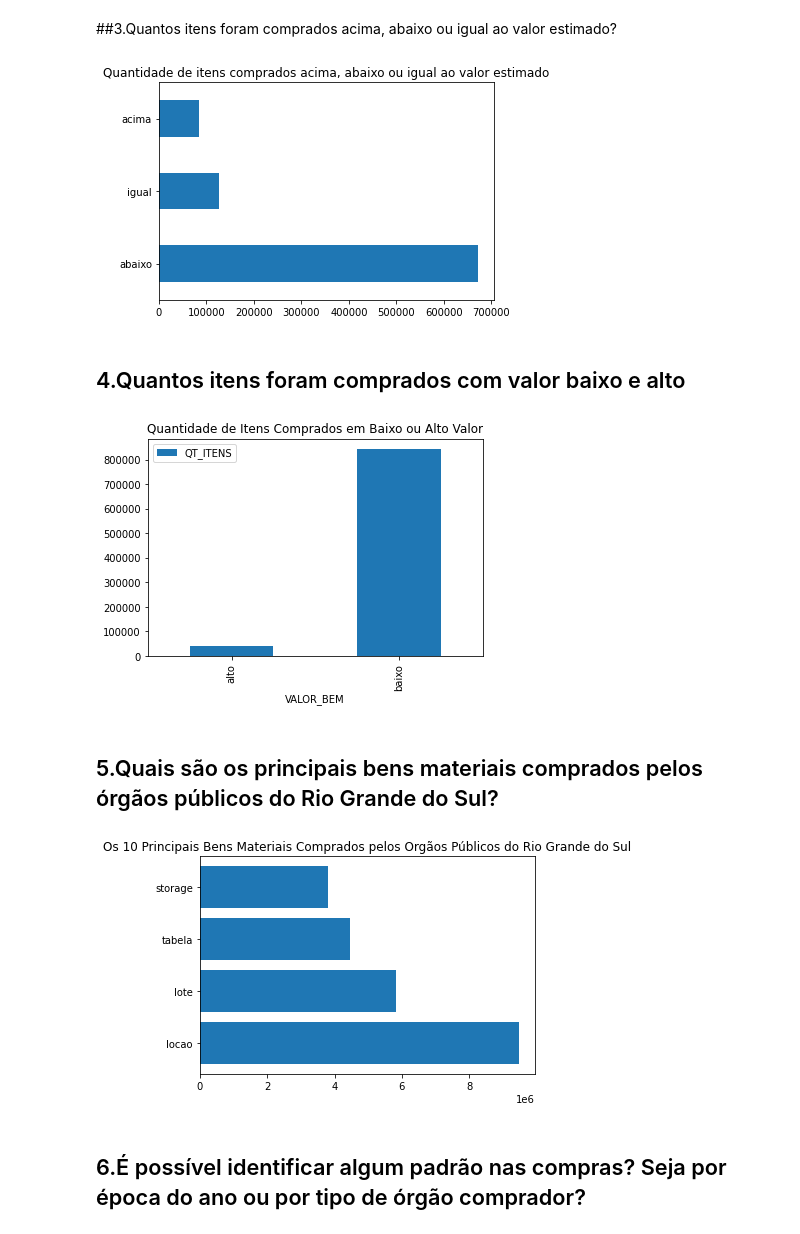
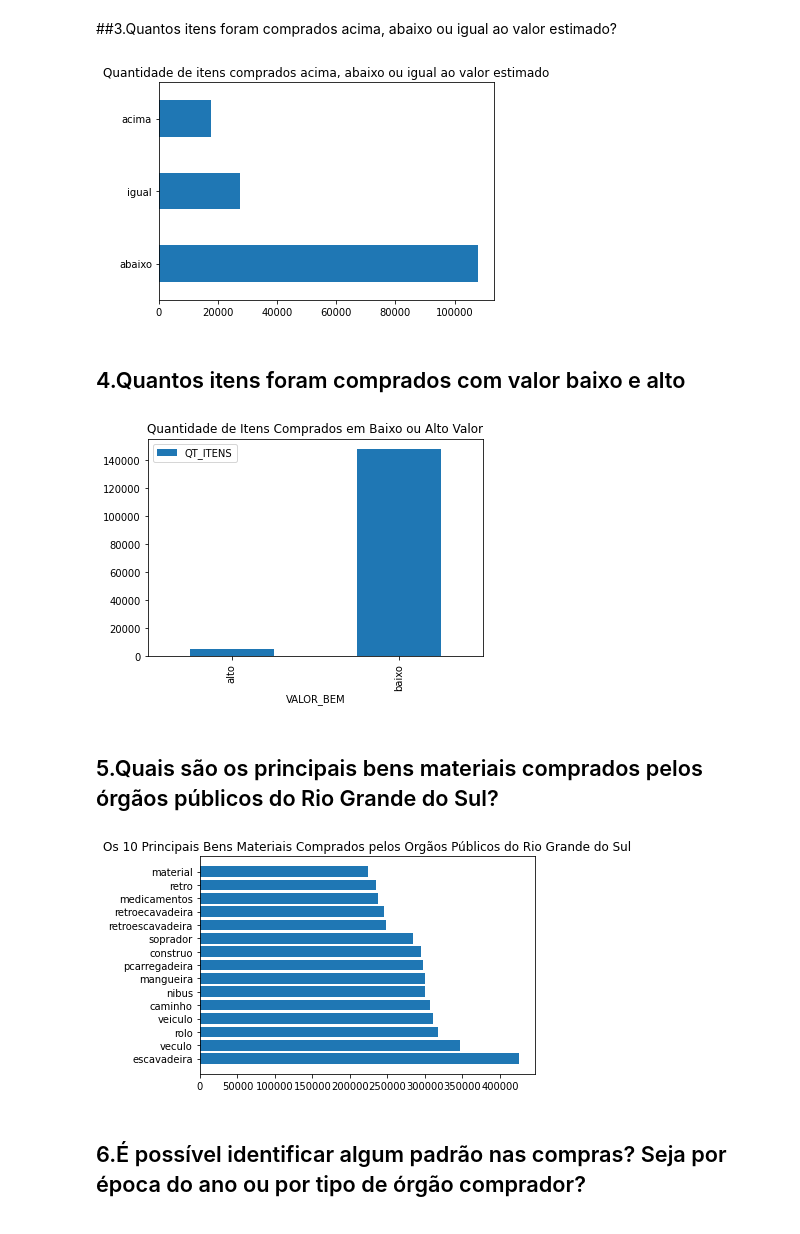
Before and after one commit to tuanymariiah/DSB, a Jupyter notebook: DSB_Processo_Seletivo.ipynb, the cells around one changed output. Saved outputs shown, nothing was run; the diff lists cells and outputs as text; code cells hidden in the pictures.

```diff
--- a/DSB_Processo_Seletivo.ipynb
+++ b/DSB_Processo_Seletivo.ipynb
@@ -74,15 +74,16 @@ df = licitacao_compras.merge(item[['CD_ORGAO','NR_LICITACAO', 'QT_ITENS','ANO_LI
 # %% [markdown]
 Um outro filtro também foi feito, porém dessa vez com palavras como *serviço|servidores|contrato|contratação|anexo|locação|tabela|storage all|constituído deconforme|aquisição|edital* tudo que poderia ser ser considerado um contrato de um serviço que não é considerado um bem material.
 Logo, todos os dados que possuem as palavras já mencionadas, foram excluídos do dataset.
-# %%
-df = df[~df['DS_OBJETO'].str.contains("serviço|servidores|contrato|contratação|anexo|locação|tabela|storage all|constituído deconforme|aquisição|edital",na=False, case=True)].reset_index(drop =True)
-df = df[~df['DS_ITEM'].str.contains("serviço|servidores|contrato|contratação|anexo|anexos|locação|conforme anexo|tabela|storage all|constituído deconforme|aquisição|edital",na=False, case=True)].reset_index(drop =True)
 # %% [markdown]
 números, pontuações, acentos, e stopwords foram removidos, e depois convertidos em letras minúsculas
 # %%
 #df = licitacao_compras.merge(item[['CD_ORGAO','NR_LICITACAO', 'QT_ITENS','ANO_LICITACAO', 'CD_TIPO_MODALIDADE', 'VL_UNITARIO_HOMOLOGADO','VL_TOTAL_HOMOLOGADO', 'VL_UNITARIO_ESTIMADO','VL_TOTAL_ESTIMADO','DS_ITEM']], how='inner', left_on=['CD_ORGAO','NR_LICITACAO', 'ANO_LICITACAO', 'CD_TIPO_MODALIDADE'], right_on=['CD_ORGAO','NR_LICITACAO', 'ANO_LICITACAO', 'CD_TIPO_MODALIDADE'])
 df['DS_ITEM'] = df['DS_ITEM'].apply( lambda x: re.sub( '[0-9]|\,|\.|\%|\/|\-|[^a-zA-Z0-9 \\\]','', x ).lower())
 df['DS_OBJETO'] = df['DS_OBJETO'].apply( lambda x: re.sub( '[0-9]|\,|\.|\%|\/|\-|[^a-zA-Z0-9 \\\]','', x ).lower())
+# %%
+lista_remove = ("servi|contrato|contrat|anexo|loca|tabela|storage all|constitu|aquisi|edital|conjunto|contru")
+df = df[~df['DS_OBJETO'].str.contains(lista_remove,na=False, case=True)].reset_index(drop =True)
+df = df[~df['DS_ITEM'].str.contains(lista_remove,na=False, case=True)].reset_index(drop =True)
 # %%
 dsitem = df['DS_ITEM']
 def Preprocessing(instancia):
@@ -237,27 +242,27 @@ df[['DS_ITEM', 'QT_ITENS','VL_UNITARIO_HOMOLOGADO', 'VL_UNITARIO_ESTIMADO', 'SIT
 # %%
 df['SITUACAO'].value_counts().plot(kind='barh', title='Quantidade de itens comprados acima, abaixo ou igual ao valor estimado');
 # %% [output]
-[figure, old version]
+[figure, new version]
 # %% [markdown]
 ## 4.Quantos itens foram comprados com valor baixo e alto
 # %%
 df[['QT_ITENS', 'VALOR_BEM']].groupby('VALOR_BEM').count().plot(kind='bar', title='Quantidade de Itens Comprados em Baixo ou Alto Valor');
 # %% [output]
-[figure, old version]
+[figure, new version]
 # %% [markdown]
 ## 5.Quais são os principais bens materiais comprados pelos órgãos públicos do Rio Grande do Sul?
 # %%
 #procura os bens que possuem o valor alto:
 #ordena pelo preco
 #pega os 10primeiros
 bens = df[df['VALOR_BEM']=='alto']
-bens = bens[['DS_ITEM','ANO_LICITACAO','VL_UNITARIO_HOMOLOGADO', 'VALOR_BEM']].sort_values('VL_UNITARIO_HOMOLOGADO', ascending=False).head(10)
+bens = bens[['DS_ITEM','ANO_LICITACAO','VL_UNITARIO_HOMOLOGADO', 'VALOR_BEM']].sort_values('VL_UNITARIO_HOMOLOGADO', ascending=False).head(30)
 bens[['DS_ITEM', 'VL_UNITARIO_HOMOLOGADO']].value_counts()
 
 plt.barh( bens['DS_ITEM'], bens['VL_UNITARIO_HOMOLOGADO'])
 plt.title('Os 10 Principais Bens Materiais Comprados pelos Orgãos Públicos do Rio Grande do Sul');
 # %% [output]
-[figure, old version]
+[figure, new version]
 # %% [markdown]
 ## 6.É possível identificar algum padrão nas compras? Seja por época do ano ou por tipo de órgão comprador?
 # %%
```
Also changed, not shown: parts of 15 cells of this notebook.
